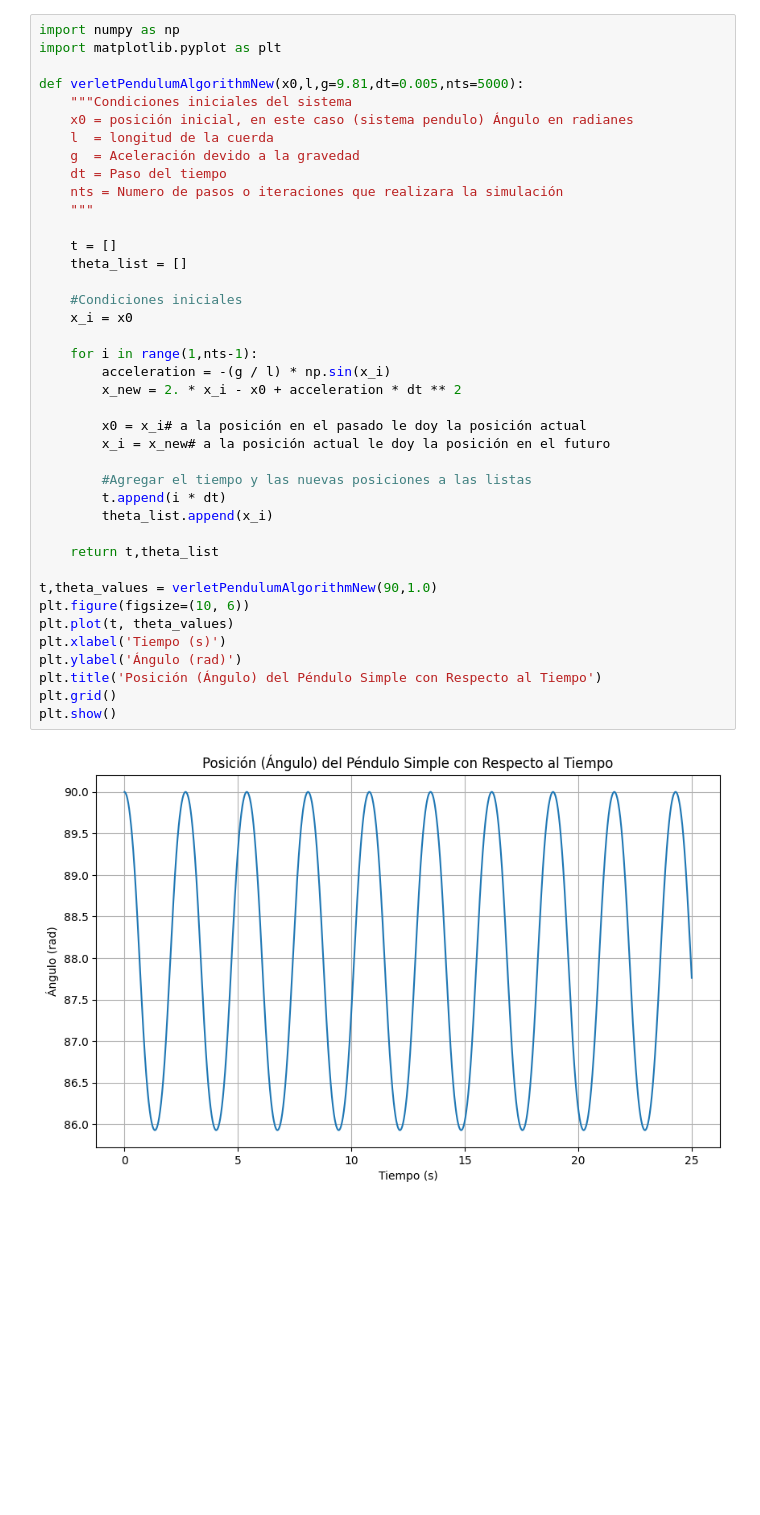
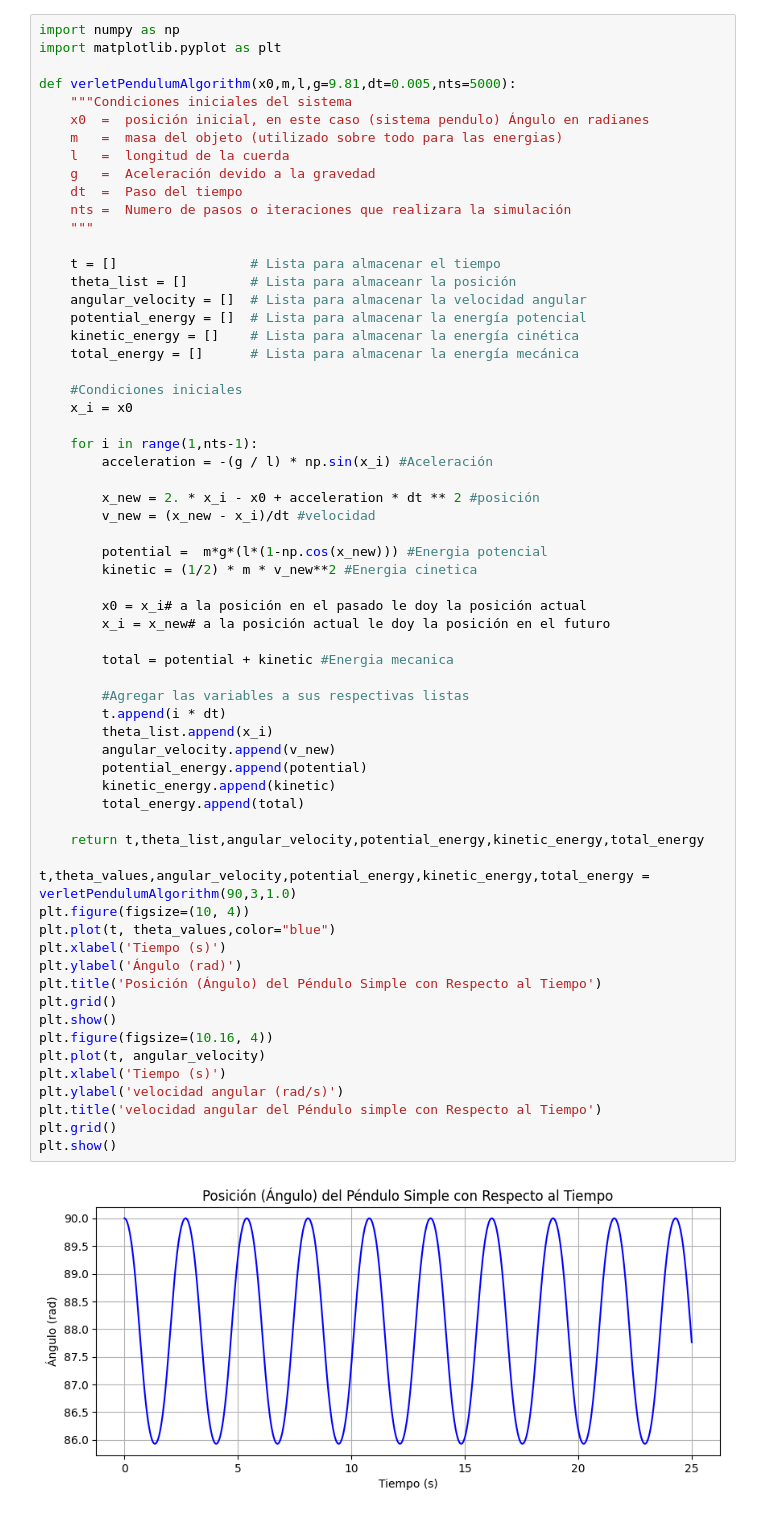
Before and after one commit to Psychohistorian11/Fisica_II, a Jupyter notebook: Clases/Taller_1_Movimiento_Armónico_Simple.ipynb, the cells around one changed output. Cells and saved outputs as stored; diff of their text form; blank space fills up the shorter version.

```diff
--- a/Clases/Taller_1_Movimiento_Armónico_Simple.ipynb
+++ b/Clases/Taller_1_Movimiento_Armónico_Simple.ipynb
@@ -23,42 +45,65 @@ $$a_{i}=-\frac{g}{l}\sin{\theta}$$
 # %%
 import numpy as np
 import matplotlib.pyplot as plt
 
-def verletPendulumAlgorithmNew(x0,l,g=9.81,dt=0.005,nts=5000):
+def verletPendulumAlgorithm(x0,m,l,g=9.81,dt=0.005,nts=5000):
     """Condiciones iniciales del sistema
-    x0 = posición inicial, en este caso (sistema pendulo) Ángulo en radianes
-    l  = longitud de la cuerda
-    g  = Aceleración devido a la gravedad
-    dt = Paso del tiempo
-    nts = Numero de pasos o iteraciones que realizara la simulación
+    x0  =  posición inicial, en este caso (sistema pendulo) Ángulo en radianes
+    m   =  masa del objeto (utilizado sobre todo para las energias)
+    l   =  longitud de la cuerda
+    g   =  Aceleración devido a la gravedad
+    dt  =  Paso del tiempo
+    nts =  Numero de pasos o iteraciones que realizara la simulación
     """
 
-    t = []
-    theta_list = []
+    t = []                 # Lista para almacenar el tiempo
+    theta_list = []        # Lista para almaceanr la posición
+    angular_velocity = []  # Lista para almacenar la velocidad angular
+    potential_energy = []  # Lista para almacenar la energía potencial
+    kinetic_energy = []    # Lista para almacenar la energía cinética
+    total_energy = []      # Lista para almacenar la energía mecánica
 
     #Condiciones iniciales
     x_i = x0
 
     for i in range(1,nts-1):
-        acceleration = -(g / l) * np.sin(x_i)
-        x_new = 2. * x_i - x0 + acceleration * dt ** 2
+        acceleration = -(g / l) * np.sin(x_i) #Aceleración
+
+        x_new = 2. * x_i - x0 + acceleration * dt ** 2 #posición
+        v_new = (x_new - x_i)/dt #velocidad
+
+        potential =  m*g*(l*(1-np.cos(x_new))) #Energia potencial
+        kinetic = (1/2) * m * v_new**2 #Energia cinetica
 
         x0 = x_i# a la posición en el pasado le doy la posición actual
         x_i = x_new# a la posición actual le doy la posición en el futuro
 
-        #Agregar el tiempo y las nuevas posiciones a las listas
+        total = potential + kinetic #Energia mecanica
+
+        #Agregar las variables a sus respectivas listas
         t.append(i * dt)
         theta_list.append(x_i)
+        angular_velocity.append(v_new)
+        potential_energy.append(potential)
+        kinetic_energy.append(kinetic)
+        total_energy.append(total)
 
-    return t,theta_list
+    return t,theta_list,angular_velocity,potential_energy,kinetic_energy,total_energy
 
-t,theta_values = verletPendulumAlgorithmNew(90,1.0)
-plt.figure(figsize=(10, 6))
-plt.plot(t, theta_values)
+t,theta_values,angular_velocity,potential_energy,kinetic_energy,total_energy = verletPendulumAlgorithm(90,3,1.0)
+plt.figure(figsize=(10, 4))
+plt.plot(t, theta_values,color="blue")
 plt.xlabel('Tiempo (s)')
 plt.ylabel('Ángulo (rad)')
 plt.title('Posición (Ángulo) del Péndulo Simple con Respecto al Tiempo')
 plt.grid()
 plt.show()
+plt.figure(figsize=(10.16, 4))
+plt.plot(t, angular_velocity)
+plt.xlabel('Tiempo (s)')
+plt.ylabel('velocidad angular (rad/s)')
+plt.title('velocidad angular del Péndulo simple con Respecto al Tiempo')
+plt.grid()
+plt.show()
 # %% [output]
-[figure, old version]
+[figure, new version]
```
Also changed, not shown: parts of 3 cells of this notebook.
